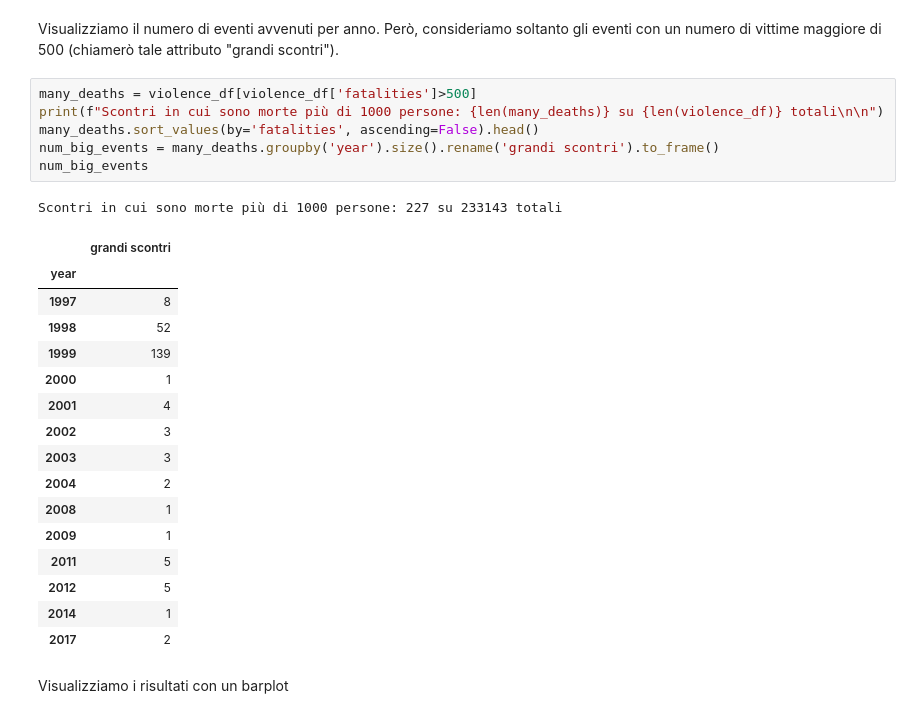
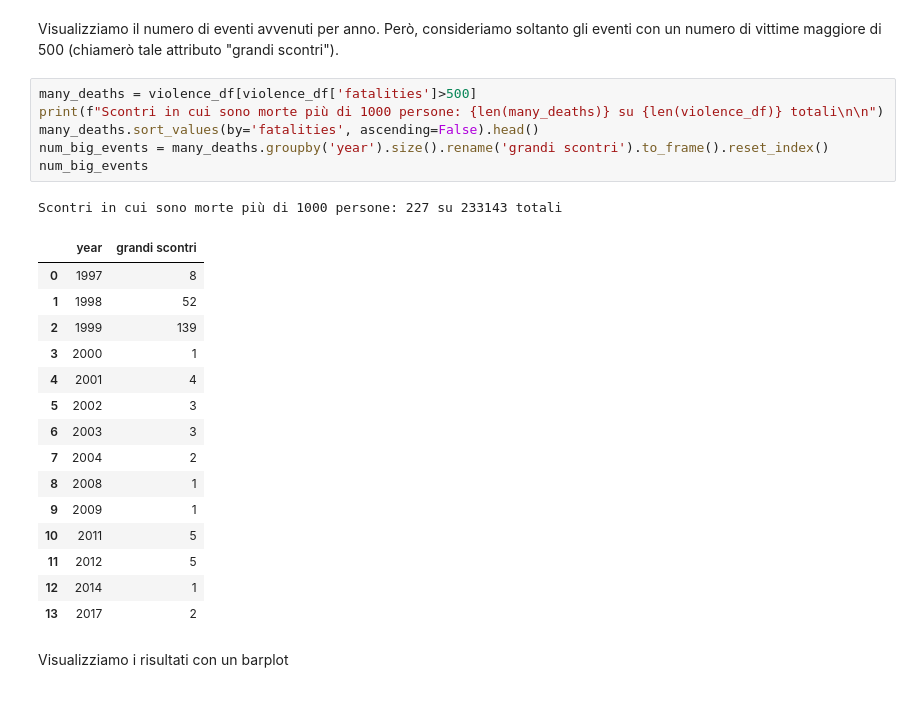
Before and after one commit to loremod/SocialMediaTutorial, a Jupyter notebook: Google Maps API.ipynb, the cells around one changed output. Drawn from its saved outputs; the diff is of its cells as text.

```diff
--- a/Google Maps API.ipynb
+++ b/Google Maps API.ipynb
@@ -1215,27 +1213,26 @@ Visualizziamo il numero di eventi avvenuti per anno. Però, consideriamo soltant
 # %%
 many_deaths = violence_df[violence_df['fatalities']>500]
 print(f"Scontri in cui sono morte più di 1000 persone: {len(many_deaths)} su {len(violence_df)} totali\n\n")
 many_deaths.sort_values(by='fatalities', ascending=False).head()
-num_big_events = many_deaths.groupby('year').size().rename('grandi scontri').to_frame()
+num_big_events = many_deaths.groupby('year').size().rename('grandi scontri').to_frame().reset_index()
 num_big_events
 # %% [output]
 Scontri in cui sono morte più di 1000 persone: 227 su 233143 totali
-|  | grandi scontri |
-| year |  |
-| 1997 | 8 |
-| 1998 | 52 |
-| 1999 | 139 |
-| 2000 | 1 |
-| 2001 | 4 |
-| 2002 | 3 |
-| 2003 | 3 |
-| 2004 | 2 |
-| 2008 | 1 |
-| 2009 | 1 |
-| 2011 | 5 |
-| 2012 | 5 |
-| 2014 | 1 |
-| 2017 | 2 |
+|  | year | grandi scontri |
+| 0 | 1997 | 8 |
+| 1 | 1998 | 52 |
+| 2 | 1999 | 139 |
+| 3 | 2000 | 1 |
+| 4 | 2001 | 4 |
+| 5 | 2002 | 3 |
+| 6 | 2003 | 3 |
+| 7 | 2004 | 2 |
+| 8 | 2008 | 1 |
+| 9 | 2009 | 1 |
+| 10 | 2011 | 5 |
+| 11 | 2012 | 5 |
+| 12 | 2014 | 1 |
+| 13 | 2017 | 2 |
 # %% [markdown]
 Visualizziamo i risultati con un barplot
 # %%
```
Also changed, not shown: parts of 33 cells of this notebook.
